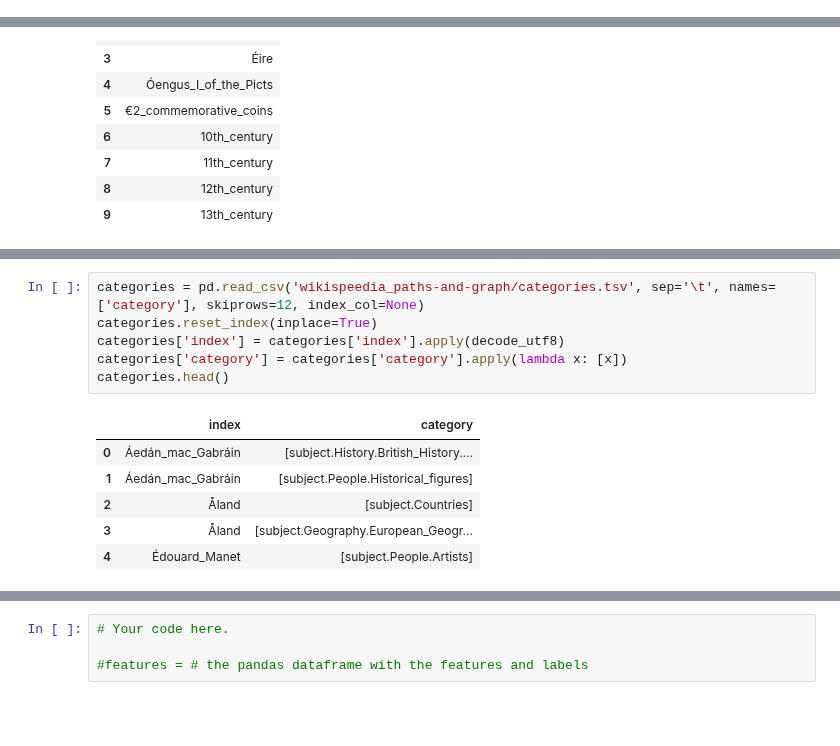
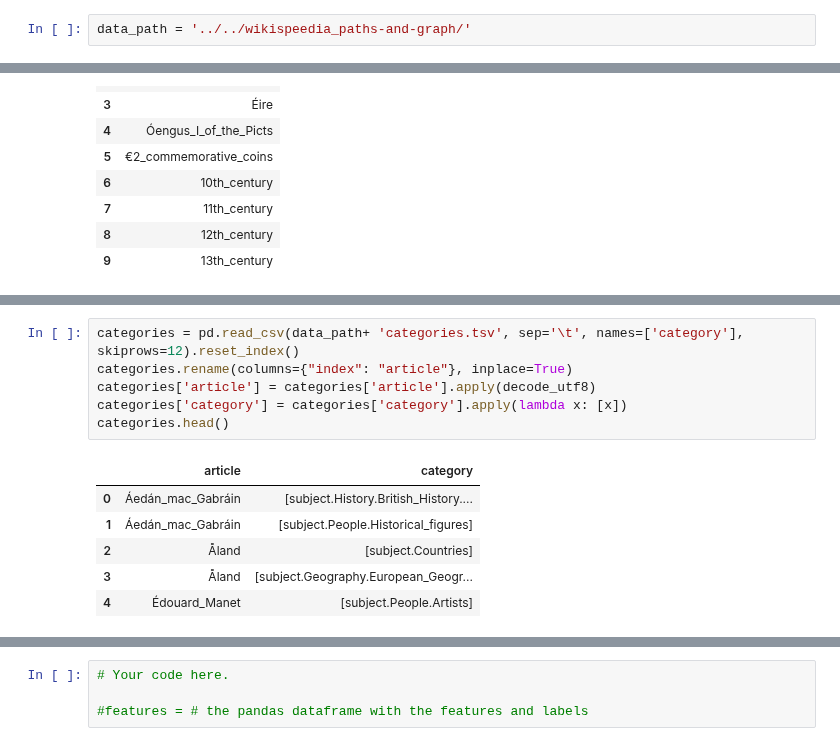
Before and after one commit to isabelaconstantin/wikinet, a Jupyter notebook: milestone1/1_network_properties.ipynb, the cells around one changed output, grey strips where cells are left out. Cells and saved outputs as stored; diff of their text form; blank space fills up the shorter version.

```diff
--- a/milestone1/1_network_properties.ipynb
+++ b/milestone1/1_network_properties.ipynb
@@ -37,6 +37,8 @@ First, you should define and understand what are your nodes, what features you h
 |         |             |           |       |            |          |          |     |        |
 
 It is possible that in some of the projects either the features or the labels are not available. This is OK, in that case just make sure that you create a dataframe where each of the rows corresponds to a node and its associated features or labels.
+# %%
+data_path = '../../wikispeedia_paths-and-graph/'
 # %%
 def decode_utf8(string):
     parts = string.encode('ascii').split(b'%')
@@ -65,11 +77,11 @@ articles.head(10)
 # %%
-categories = pd.read_csv('wikispeedia_paths-and-graph/categories.tsv', sep='\t', names=['category'], skiprows=12, index_col=None)
-categories.reset_index(inplace=True)
-categories['index'] = categories['index'].apply(decode_utf8)
+categories = pd.read_csv(data_path+ 'categories.tsv', sep='\t', names=['category'], skiprows=12).reset_index()
+categories.rename(columns={"index": "article"}, inplace=True)
+categories['article'] = categories['article'].apply(decode_utf8)
 categories['category'] = categories['category'].apply(lambda x: [x])
 categories.head()
 # %% [output]
-|  | index | category |
+|  | article | category |
 | 0 | Áedán_mac_Gabráin | [subject.History.British_History.... |
 | 1 | Áedán_mac_Gabráin | [subject.People.Historical_figures] |
 | 2 | Åland | [subject.Countries] |
```
Also changed, not shown: parts of 12 cells of this notebook.
